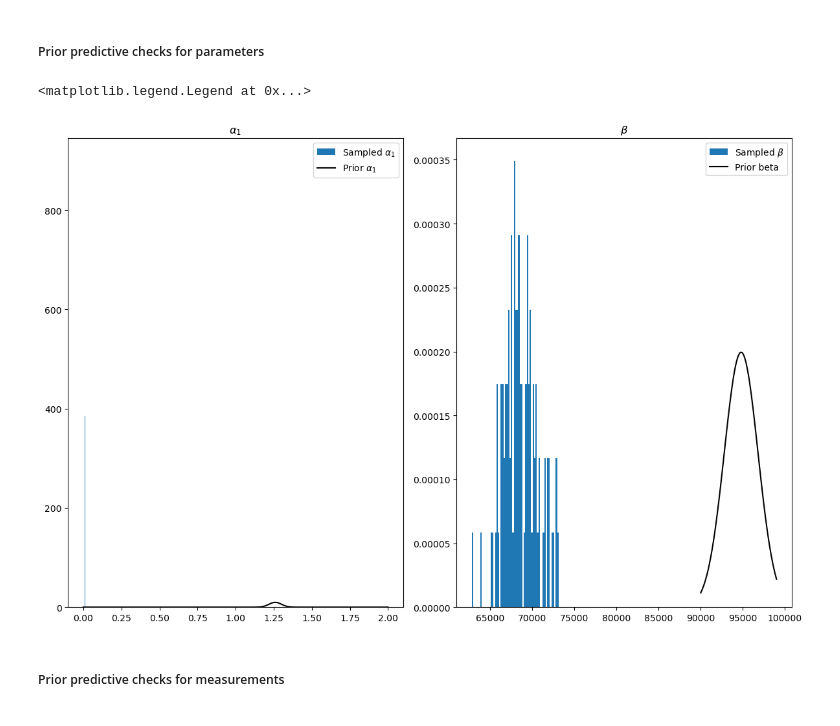
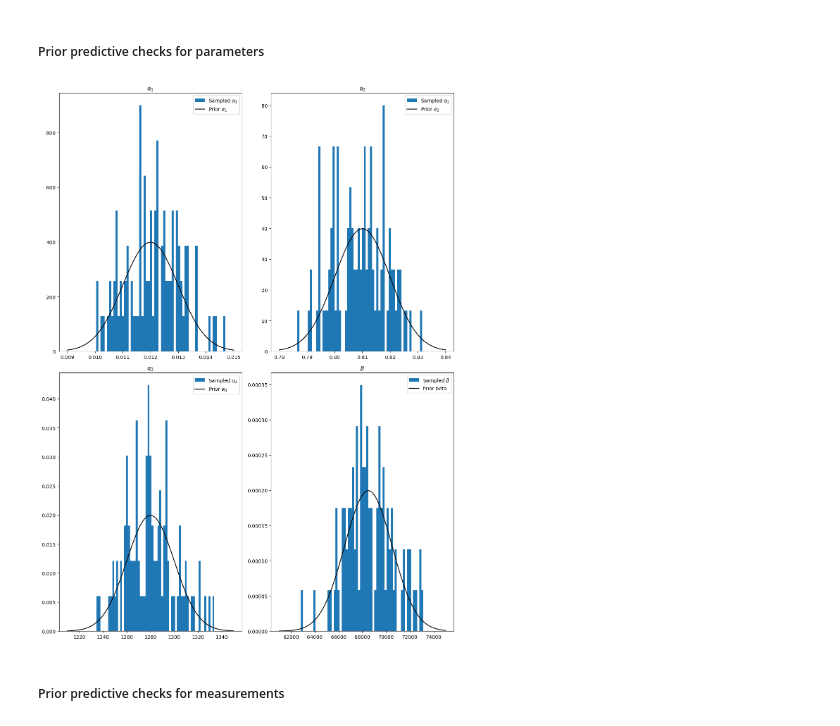
Before and after one commit to Julnowak/DA_project, a Jupyter notebook: final.ipynb, the cells around one changed output. Drawn from its saved outputs; the diff is of its cells as text; code cells hidden in the pictures.

```diff
--- a/final.ipynb
+++ b/final.ipynb
@@ -499,41 +503,40 @@ prior_2.draws_pd()
 # %%
 alpha1_pred = prior_2.stan_variable('alpha_1')
 alpha2_pred = prior_2.stan_variable('alpha_2')
 alpha3_pred = prior_2.stan_variable('alpha_3')
 beta_pred= prior_2.stan_variable('beta')
 
-fig,axes = plt.subplots(1,4,figsize = (12,16), tight_layout=True)
-x = np.linspace(0.009,0.014,100)
+fig,axes = plt.subplots(2,2,figsize = (12,16), tight_layout=True)
+x = np.linspace(0.009,0.015,100)
 y = stats.norm.pdf(x=x,loc=0.012, scale=0.001)
-axes[0].hist(alpha1_pred, bins=60,label=r'Sampled $\alpha_1$',density=True)
-axes[0].set_title(r'$\alpha_1$')
-axes[0].plot(x,y,label=r'Prior $\alpha_1$',color='k')
-axes[0].legend()
+axes[0][0].hist(alpha1_pred, bins=60,label=r'Sampled $\alpha_1$',density=True)
+axes[0][0].set_title(r'$\alpha_1$')
+axes[0][0].plot(x,y,label=r'Prior $\alpha_1$',color='k')
+axes[0][0].legend()
 
-x = np.linspace(0.75,0.87,100)
+x = np.linspace(0.78,0.84,100)
 y = stats.norm.pdf(x=x,loc=0.81, scale=0.01)
-axes[1].hist(alpha2_pred, bins=60,label=r'Sampled $\alpha_2$',density=True)
-axes[1].set_title(r'$\alpha_2$')
-axes[1].plot(x,y,label=r'Prior $\alpha_2$',color='k')
-axes[1].legend()
+axes[0][1].hist(alpha2_pred, bins=60,label=r'Sampled $\alpha_2$',density=True)
+axes[0][1].set_title(r'$\alpha_2$')
+axes[0][1].plot(x,y,label=r'Prior $\alpha_2$',color='k')
+axes[0][1].legend()
 
-x = np.linspace(1250,1310,100)
+x = np.linspace(1210,1350,100)
 y = stats.norm.pdf(x=x,loc=1280, scale=20)
-axes[2].hist(alpha3_pred, bins=60,label=r'Sampled $\alpha_3$',density=True)
-axes[2].set_title(r'$\alpha_3$')
-axes[2].plot(x,y,label=r'Prior $\alpha_3$',color='k')
-axes[2].legend()
+axes[1][0].hist(alpha3_pred, bins=60,label=r'Sampled $\alpha_3$',density=True)
+axes[1][0].set_title(r'$\alpha_3$')
+axes[1][0].plot(x,y,label=r'Prior $\alpha_3$',color='k')
+axes[1][0].legend()
 
-x = np.linspace(66000, 71000, 100)
+x = np.linspace(61000, 75000, 100)
 y = stats.norm.pdf(x=x,loc=68500, scale=2000)
-axes[3].hist(beta_pred, bins=60,label=r'Sampled $\beta$',density=True)
-axes[3].set_title(r'$\beta$')
-axes[3].plot(x,y,label = 'Prior beta',color='k')
-axes[3].legend()
+axes[1][1].hist(beta_pred, bins=60,label=r'Sampled $\beta$',density=True)
+axes[1][1].set_title(r'$\beta$')
+axes[1][1].plot(x,y,label = 'Prior beta',color='k')
+axes[1][1].legend()
 plt.show()
 # %% [output]
-<matplotlib.legend.Legend at 0x...>
-[figure, old version]
+[figure, new version]
 # %% [markdown]
 ##### Prior predictive checks for measurements
 # %%
```
Also changed, not shown: parts of 5 cells of this notebook.
